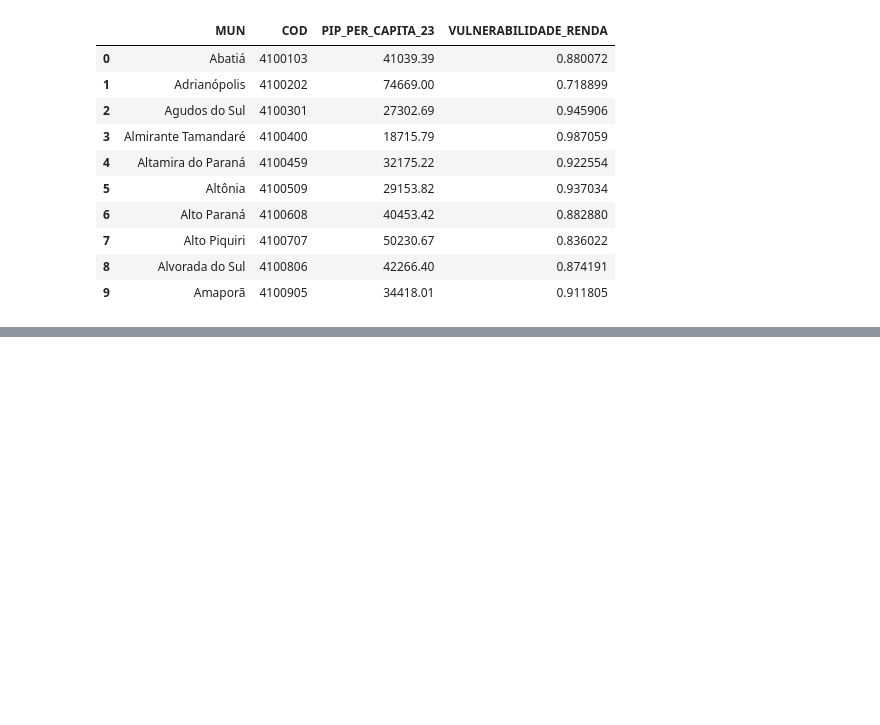
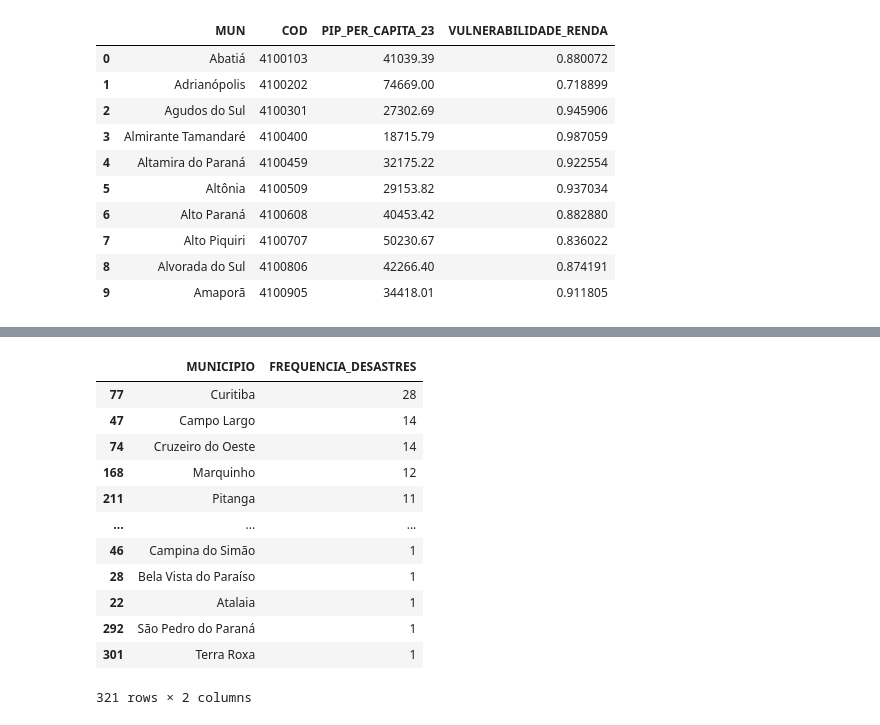
Before and after one commit to vzuza/codigos_amanha, a Jupyter notebook: projeto_codigos.ipynb, the cells around one changed output, grey strips where cells are left out. Saved outputs shown, nothing was run; the diff lists cells and outputs as text; code cells hidden in the pictures; blank space fills up the shorter version.

```diff
--- a/projeto_codigos.ipynb
+++ b/projeto_codigos.ipynb
@@ -380,0 +488,54 @@ display(df_renda_limpo[[
+# %%
+# Impacto de Desastres (I)
+
+# Danos Humanos (DH)
+df_s2id_limpo['TOTAL_DANOS_HUMANOS'] = (
+    df_s2id_limpo[colunas_DH]
+    .sum(axis=1)
+)
+
+#Danos Materiais (DM)
+df_s2id_limpo['TOTAL_DANOS_MATERIAIS'] = (
+    df_s2id_limpo[colunas_DM]
+    .sum(axis=1)
+)
+
+# Perdas Econômicas (PE)
+df_s2id_limpo['TOTAL_PERDAS_ECONOMICAS'] = (
+    df_s2id_limpo[colunas_PE]
+    .sum(axis=1)
+)
+# %%
+#Frequência de Desastres (F)
+
+df_s2id_limpo['FREQUENCIA_DESASTRES'] = 1
+
+frequencia_municipal = (
+    df_s2id_limpo
+    .groupby('MUNICIPIO')
+    .agg(
+        FREQUENCIA_DESASTRES=('FREQUENCIA_DESASTRES', 'sum')
+    )
+    .reset_index()
+)
+
+display(
+    frequencia_municipal.sort_values(
+        by='FREQUENCIA_DESASTRES',
+        ascending=False
+    )
+)
+# %% [output]
+|  | MUNICIPIO | FREQUENCIA_DESASTRES |
+| 77 | Curitiba | 28 |
+| 47 | Campo Largo | 14 |
+| 74 | Cruzeiro do Oeste | 14 |
+| 168 | Marquinho | 12 |
+| 211 | Pitanga | 11 |
+| ... | ... | ... |
+| 46 | Campina do Simão | 1 |
+| 28 | Bela Vista do Paraíso | 1 |
+| 22 | Atalaia | 1 |
+| 292 | São Pedro do Paraná | 1 |
+| 301 | Terra Roxa | 1 |
+321 rows × 2 columns
```
Also changed, not shown: parts of 8 cells of this notebook.
